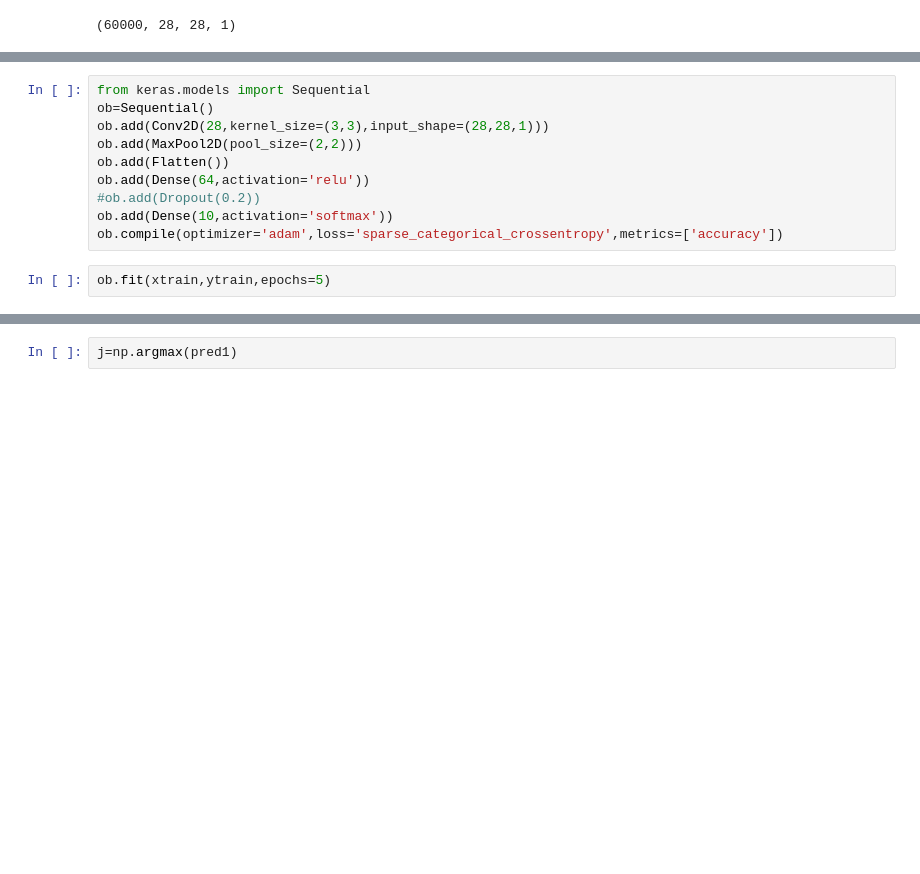
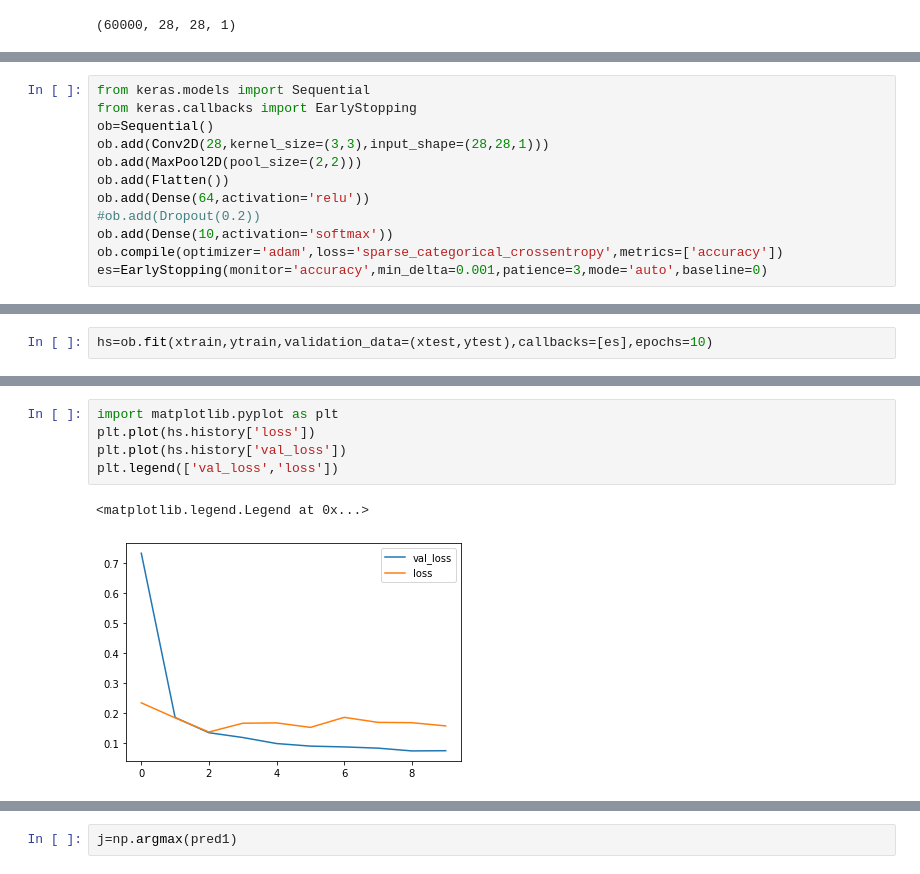
Before and after one commit to lalithakre/DigitRecognitionSystem, a Jupyter notebook: DigitRecognitionUsingCNN.ipynb, the cells around one changed output, grey strips where cells are left out. Drawn from its saved outputs; the diff is of its cells as text; blank space fills up the shorter version.

```diff
--- a/DigitRecognitionUsingCNN.ipynb
+++ b/DigitRecognitionUsingCNN.ipynb
@@ -28,5 +28,6 @@ xtest.shape
 # %%
 from keras.models import Sequential
+from keras.callbacks import EarlyStopping
 ob=Sequential()
 ob.add(Conv2D(28,kernel_size=(3,3),input_shape=(28,28,1)))
 ob.add(MaxPool2D(pool_size=(2,2)))
@@ -35,5 +36,4 @@ ob.add(Dense(64,activation='relu'))
 #ob.add(Dropout(0.2))
 ob.add(Dense(10,activation='softmax'))
 ob.compile(optimizer='adam',loss='sparse_categorical_crossentropy',metrics=['accuracy'])
+es=EarlyStopping(monitor='accuracy',min_delta=0.001,patience=3,mode='auto',baseline=0)
-# %%
-ob.fit(xtrain,ytrain,epochs=5)
@@ -51,0 +40,2 @@ Epoch 5/5
+# %%
+hs=ob.fit(xtrain,ytrain,validation_data=(xtest,ytest),callbacks=[es],epochs=10)
@@ -51,0 +63,8 @@ Epoch 5/5
+# %%
+import matplotlib.pyplot as plt
+plt.plot(hs.history['loss'])
+plt.plot(hs.history['val_loss'])
+plt.legend(['val_loss','loss'])
+# %% [output]
+<matplotlib.legend.Legend at 0x...>
+[figure, added]
```
Also changed, not shown: parts of 9 cells of this notebook.
